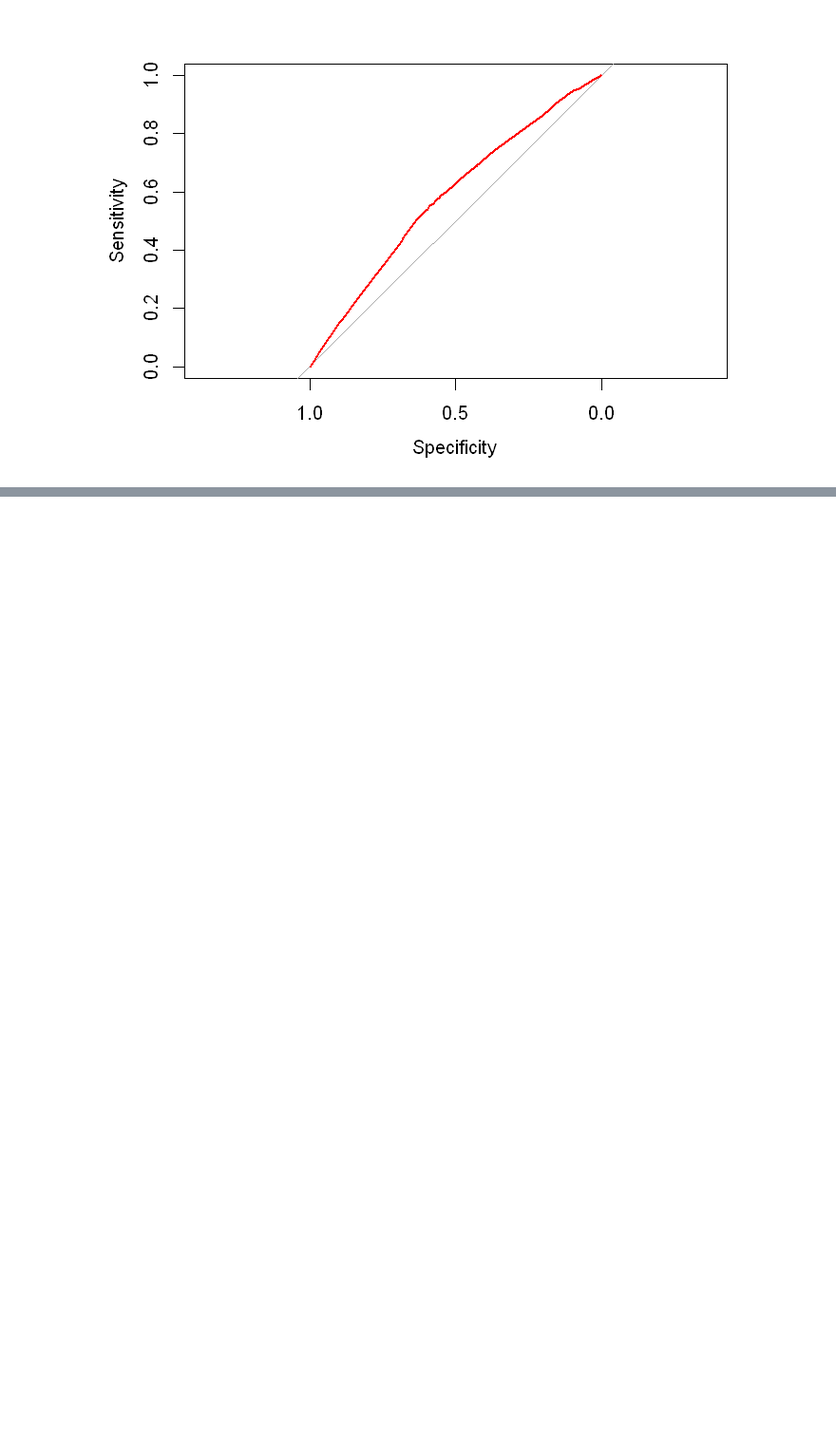
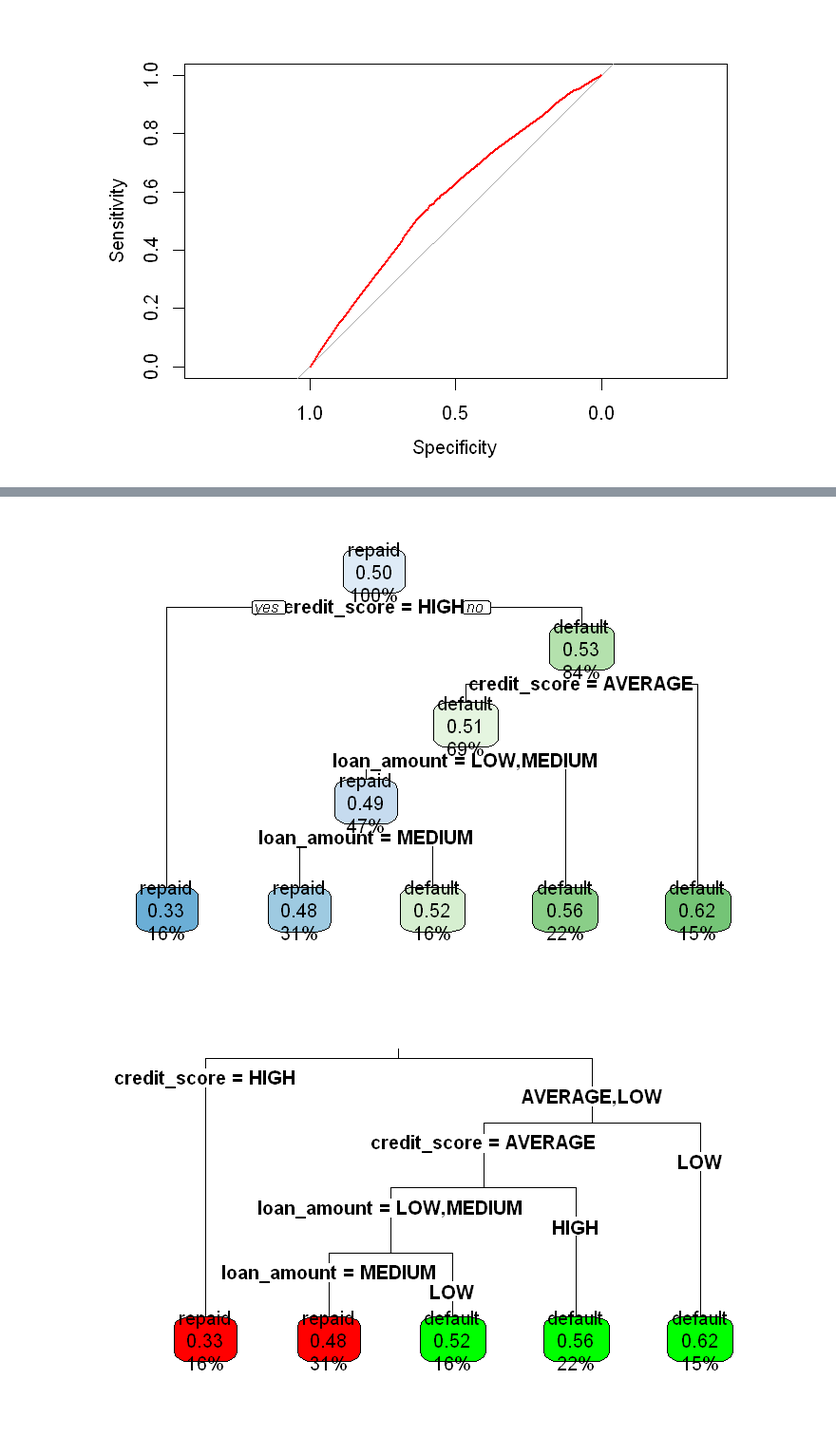
Before and after one commit to KarinRoe/R_datacamp, a Jupyter notebook: SUPERVISED LEARNING IN R CLASSIFICATION.ipynb, the cells around one changed output, grey strips where cells are left out. Shown at 95% size. Drawn from its saved outputs; the diff is of its cells as text; code cells hidden in the pictures; blank space fills up the shorter version.

```diff
--- a/SUPERVISED LEARNING IN R CLASSIFICATION.ipynb
+++ b/SUPERVISED LEARNING IN R CLASSIFICATION.ipynb
@@ -781,0 +767,5 @@ options(repr.plot.width )
+# %%
+# Load the rpart package
+library(rpart)
+loan <- read.csv("loans.csv")
+str(loan)
@@ -781,0 +790,6 @@ options(repr.plot.width )
+# %%
+loans <-loan %>% mutate(outcome = keep + default) %>%
+    filter(outcome > 0)
+
+loans$outcome <- factor(loans$outcome, levels = c(1, 2), labels = c("repaid", "default"))
+head(loans)
@@ -781,0 +804,4 @@ options(repr.plot.width )
+# %%
+# Build a lending model predicting loan outcome versus loan amount and credit score
+loan_model <- rpart(outcome ~ loan_amount + credit_score, data = loans, method = "class",
+                    control = rpart.control(cp = 0))
@@ -781,0 +848,12 @@ options(repr.plot.width )
+# %%
+# Load the rpart.plot package
+library(rpart.plot)
+
+# Plot the loan_model with default settings
+rpart.plot(loan_model)
+
+# Plot the loan_model with customized settings
+rpart.plot(loan_model, type = 3, box.palette = c("red", "green"), fallen.leaves = TRUE)
+# %% [output]
+[figure, added]
+[figure, added]
```
Also changed, not shown: parts of 19 cells of this notebook.
